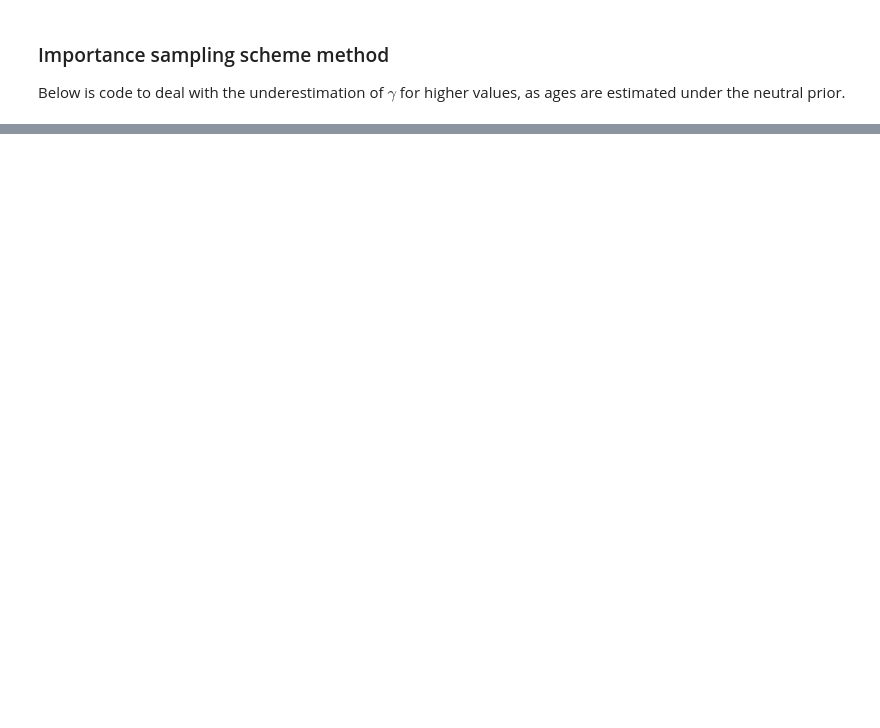
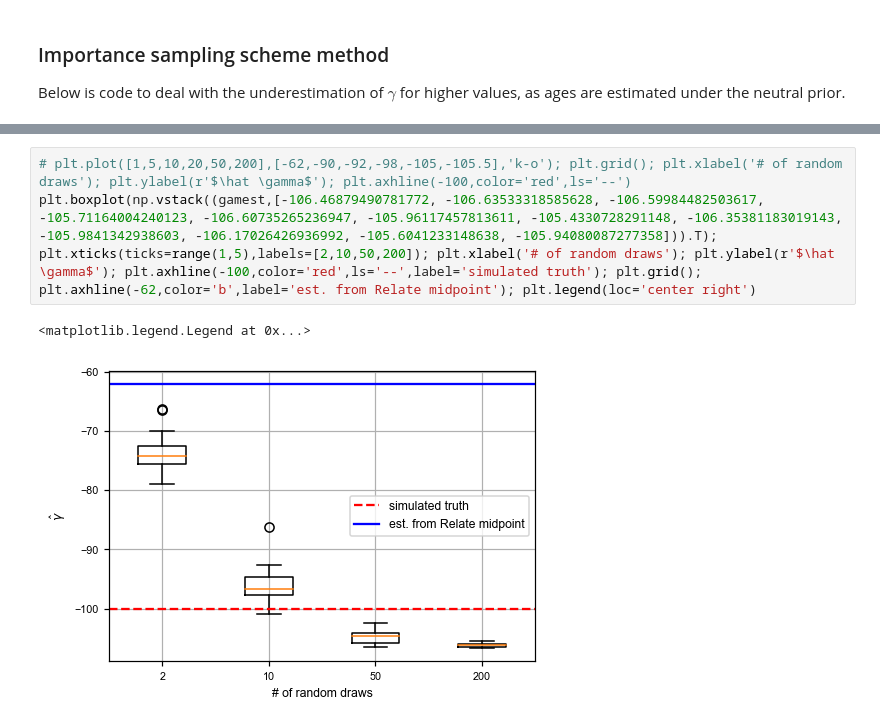
Before and after one commit to VivaswatS/selCoefEst, a Jupyter notebook: import-samp.ipynb, the cells around one changed output, grey strips where cells are left out. Saved outputs shown, nothing was run; the diff lists cells and outputs as text; blank space fills up the shorter version.

```diff
--- a/import-samp.ipynb
+++ b/import-samp.ipynb
@@ -124,0 +157,6 @@ Below is code to deal with the underestimation of $\gamma$ for higher values, as
+# %%
+# plt.plot([1,5,10,20,50,200],[-62,-90,-92,-98,-105,-105.5],'k-o'); plt.grid(); plt.xlabel('# of random draws'); plt.ylabel(r'$\hat \gamma$'); plt.axhline(-100,color='red',ls='--')
+plt.boxplot(np.vstack((gamest,[-106.46879490781772, -106.63533318585628, -106.59984482503617, -105.71164004240123, -106.60735265236947, -105.96117457813611, -105.4330728291148, -106.35381183019143, -105.9841342938603, -106.17026426936992, -105.6041233148638, -105.94080087277358])).T); plt.xticks(ticks=range(1,5),labels=[2,10,50,200]); plt.xlabel('# of random draws'); plt.ylabel(r'$\hat \gamma$'); plt.axhline(-100,color='red',ls='--',label='simulated truth'); plt.grid(); plt.axhline(-62,color='b',label='est. from Relate midpoint'); plt.legend(loc='center right')
+# %% [output]
+<matplotlib.legend.Legend at 0x...>
+[figure, added]
```
Also changed, not shown: parts of 5 cells of this notebook, 5 other files.
